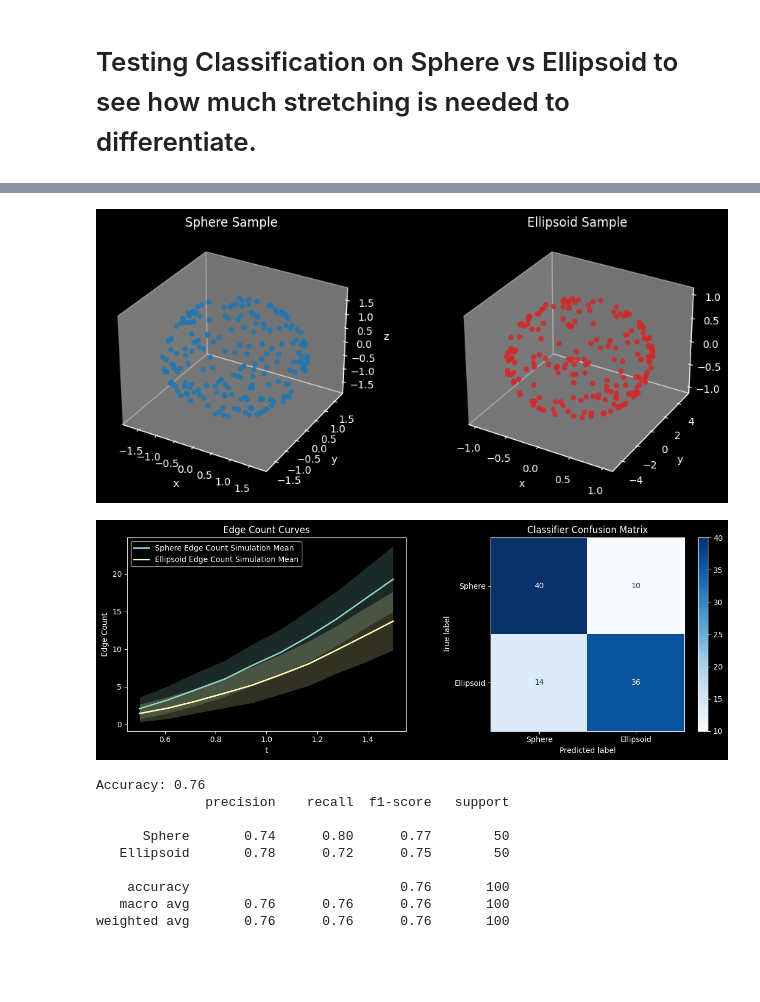
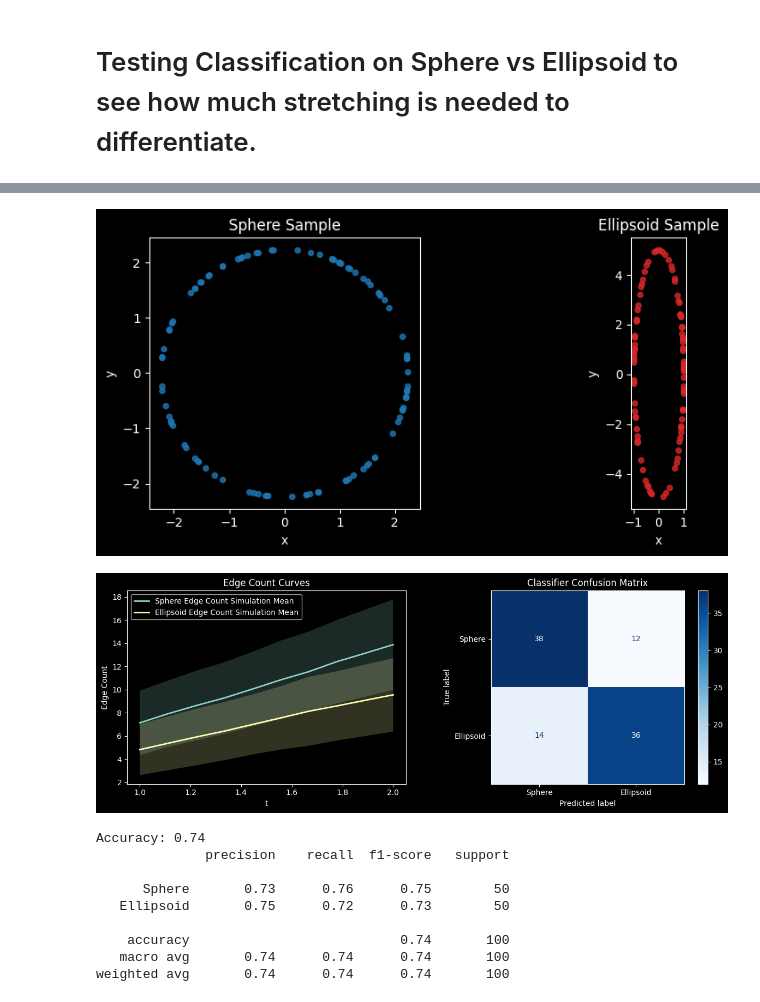
Before and after one commit to JosephMatatyaou/STA199REU, a Jupyter notebook: SQ26/Week5/Sphere_VS_Ellipsoid.ipynb, the cells around one changed output, grey strips where cells are left out. Saved outputs shown, nothing was run; the diff lists cells and outputs as text; code cells hidden in the pictures; blank space fills up the shorter version.

```diff
--- a/SQ26/Week5/Sphere_VS_Ellipsoid.ipynb
+++ b/SQ26/Week5/Sphere_VS_Ellipsoid.ipynb
@@ -50,7 +106,7 @@ def sphere_vs_ellipsoid_edge_curve_classifier(
     sphere_radius = (target_volume / unit_ball_volume(ambient_dim)) ** ( 1.0 / ambient_dim)
     ellipsoid_axes = scale_axes_target_volume(ellipsoid_stretch, target_volume)
 
-    curves_sphere = simulate_curves(
+    curves_sphere = simulate_edge_curves(
         point_cloud_sampler = lambda s: unif_hypersphere(
             n_points = n_points,
             d = ambient_dim,
@@ -62,7 +118,7 @@ def sphere_vs_ellipsoid_edge_curve_classifier(
         seed = seed1,
     )
 
-    curves_ellipsoid = simulate_curves(
+    curves_ellipsoid = simulate_edge_curves(
         point_cloud_sampler=lambda s: unif_hyperellipsoid(
             n_points,
             *ellipsoid_axes,
@@ -160,11 +216,11 @@ def plot_sphere_ellipsoid_results(result):
 plt.style.use("dark_background")
 
 # INPUT
-n_points = 200
+n_points = 100
 n_resamples = 200
-ambient_dim = 3
-t_grid = np.linspace(0.5,1.5, 10)
-ellipsoid_stretch = [1.0, 5.0, 1.0]
+ambient_dim = 2
+t_grid = np.linspace(1,2,10)
+ellipsoid_stretch = [1.0, 5.0]
 
 result = sphere_vs_ellipsoid_edge_curve_classifier(
     ambient_dim=ambient_dim,
@@ -184,42 +240,43 @@ samples = [
 for i, (shape, X, color) in enumerate(samples, start = 1):
     projected = X.shape[1] > 3
     if projected:
         X = vr.pca_project(X, out_dim = 2)
 
     d = X.shape[1]
     ax = fig.add_subplot(1, 2, i, projection="3d" if d == 3 else None)
 
     if d == 3:
         ax.scatter(X[:, 0], X[:, 1], X[:, 2], s = 18, alpha = 0.8, color=color)
+        ax.set_aspect("equal")
         ax.set_xlabel("x")
         ax.set_ylabel("y")
         ax.set_zlabel("z")
     elif d == 2:
         ax.scatter(X[:, 0], X[:, 1], s=18, alpha=0.8, color=color)
-        #ax.set_aspect("equal")
+        ax.set_aspect("equal")
         ax.set_xlabel("PC1" if projected else "x")
         ax.set_ylabel("PC2" if projected else "y")
     else:
         ax.scatter(X[:, 0], np.zeros(len(X)), s=18, alpha=0.8, color=color)
         ax.set_xlabel("x")
         ax.set_ylabel("")
 
     ax.set_title(f"{shape} Sample")
     ax.grid(False)
 
 plt.tight_layout()
 plt.show()
 
 plot_sphere_ellipsoid_results(result)
 # %% [output]
-[figure, old version]
+[figure, new version]
-[figure, old version]
+[figure, new version]
-Accuracy: 0.76
+Accuracy: 0.74
               precision    recall  f1-score   support
 
-      Sphere       0.74      0.80      0.77        50
-   Ellipsoid       0.78      0.72      0.75        50
+      Sphere       0.73      0.76      0.75        50
+   Ellipsoid       0.75      0.72      0.73        50
 
-    accuracy                           0.76       100
-   macro avg       0.76      0.76      0.76       100
-weighted avg       0.76      0.76      0.76       100
+    accuracy                           0.74       100
+   macro avg       0.74      0.74      0.74       100
+weighted avg       0.74      0.74      0.74       100
```
Also changed, not shown: parts of 5 cells of this notebook, 1 other file.
